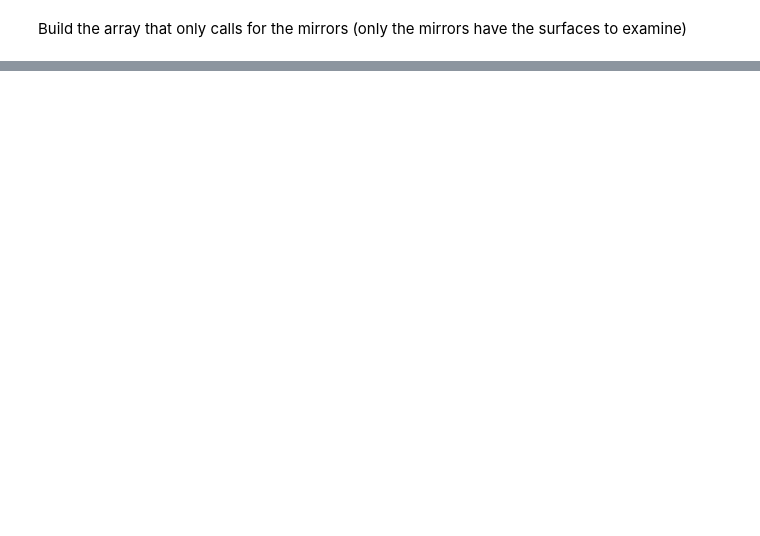
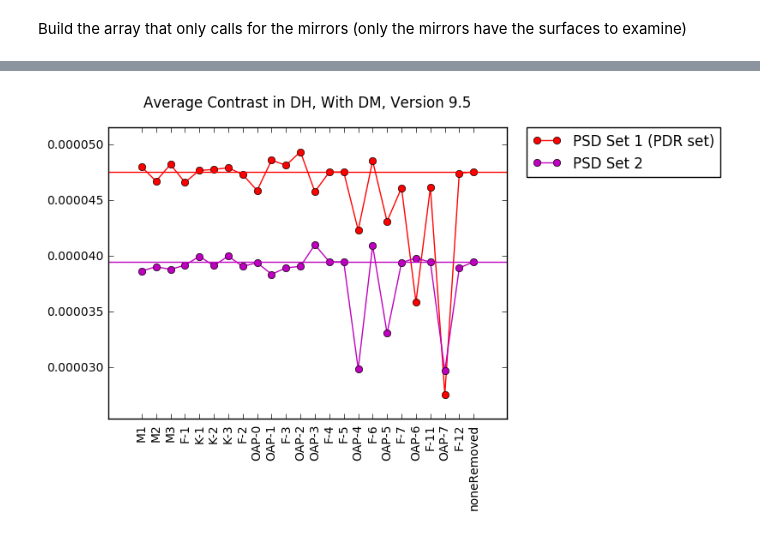
Before and after one commit to magao-x/magaox_poppy, a Jupyter notebook: magaox_surfaceCheck.ipynb, the cells around one changed output, grey strips where cells are left out. Cells and saved outputs as stored; diff of their text form; code cells hidden in the pictures; blank space fills up the shorter version.

```diff
--- a/magaox_surfaceCheck.ipynb
+++ b/magaox_surfaceCheck.ipynb
@@ -63,0 +51,2 @@ beam_ratio = 0.34 # PROPER definition that has held for whole sim
+# %%
+rx_sys = mf.makeRxCSV('data/rxCSV/rx_magaox_v9.5_PSDset2.csv')
@@ -1185,0 +276,36 @@ Current evaluation: This looks weird. The next attempt will be without the Lyot-
+# %%
+# Dark Hole geometry from ds9, for 256pix sample at 8x oversample setup
+center_pix = [1023.5, 970.5] # changed for 54x54 size region
+shift=26.5 # hardcoded for 54x54 size region
+
+# calculated from a previous iteration
+set1_PSF_withDM_loc = 'output/v9.5/s256os8x/set1/WithDM/SciPSF_WithDM_s256os8x_intensity_'
+set1_PSF_withoutDM_loc = 'output/v9.5/s256os8x/set1/WithoutDM/SciPSF_WithoutDM_s256os8x_intensity_'
+
+set2_PSF_withDM_loc = 'output/v9.5/s256os8x/set2/WithDM/SciPSF_WithDM_intensity_'
+set2_PSF_withoutDM_loc = 'output/v9.5/s256os8x/set2/WithoutDM/SciPSF_WithoutDM_intensity_'
+
+# run a line here of code for filling up the array
+set1_withDM_avg, set1_withDM_avg_ref = mf.calcFluxDH_List(set1_PSF_withDM_loc, center_pix, shift,
+                                                          optics_names, 'mean')
+set1_withoutDM_avg, set1_withoutDM_avg_ref = mf.calcFluxDH_List(set1_PSF_withoutDM_loc, center_pix, shift,
+                                                          optics_names, 'mean')
+set2_withDM_avg, set2_withDM_avg_ref = mf.calcFluxDH_List(set2_PSF_withDM_loc, center_pix, shift,
+                                                          optics_names, 'mean')
+set2_withoutDM_avg, set2_withoutDM_avg_ref = mf.calcFluxDH_List(set2_PSF_withoutDM_loc, center_pix, shift,
+                                                          optics_names, 'mean')
+# %%
+x=np.arange(len(optics_names))
+plt.plot(x, set1_withDM_avg,'ro-', label='PSD Set 1 (PDR set)')
+plt.plot(x, set2_withDM_avg, 'mo-', label='PSD Set 2')
+plt.axhline(y=set1_withDM_avg_ref, color='r', linestyle='-')
+plt.axhline(y=set2_withDM_avg_ref, color='m', linestyle='-')
+plt.legend(bbox_to_anchor=(1.05, 1), loc=2, borderaxespad=0.)
+plt.xticks(x,optics_names,rotation='vertical')
+plt.margins(0.1)
+plt.subplots_adjust(top=1.0)
+plt.subplots_adjust(bottom=0.15)
+plt.title('Average Contrast in DH, With DM, Version 9.5',y=1.05)
+plt.show()
+# %% [output]
+[figure, added]
```
Also changed, not shown: parts of 66 cells of this notebook.
